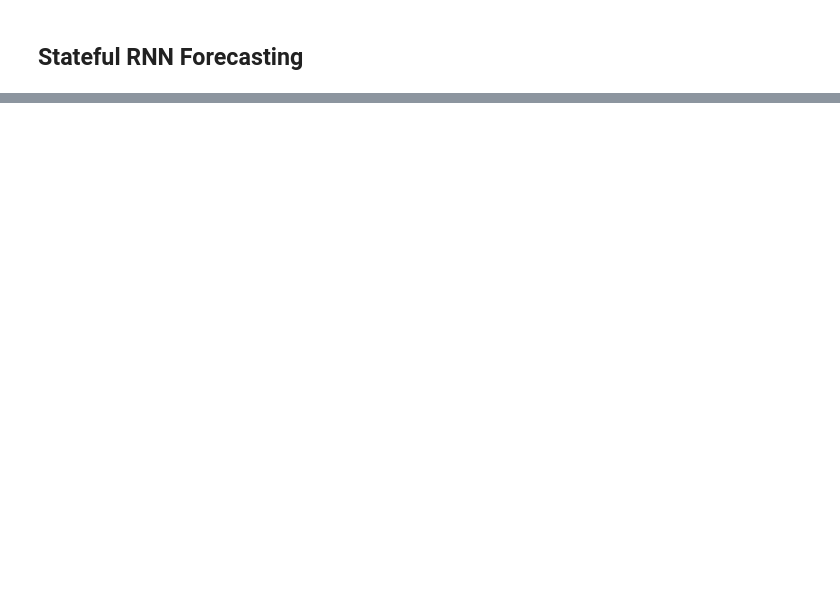
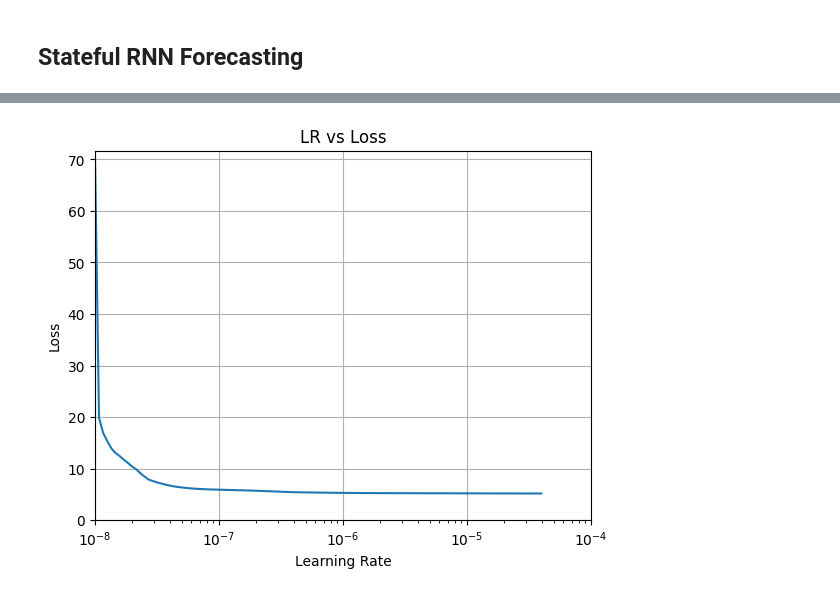
Before and after one commit to yjchen9596/tensorflow-for-deep-learning, a Jupyter notebook: l08c07_forecasting_with_stateful_rnn.ipynb, the cells around one changed output, grey strips where cells are left out. Saved outputs shown, nothing was run; the diff lists cells and outputs as text; code cells hidden in the pictures; blank space fills up the shorter version.

```diff
--- a/l08c07_forecasting_with_stateful_rnn.ipynb
+++ b/l08c07_forecasting_with_stateful_rnn.ipynb
@@ -91,8 +93,8 @@ def sequential_window_dataset(series, window_size):
     series = tf.expand_dims(series, axis=-1)
     ds = tf.data.Dataset.from_tensor_slices(series)
     ds = ds.window(window_size + 1, shift=window_size, drop_remainder=True)
-    ds = ds.flat_map(lambda window: window.batch(window_size + 1))
-    ds = ds.map(lambda window: (window[:-1], window[1:]))
+    ds = ds.flat_map(lambda w: w.batch(window_size + 1))
+    ds = ds.map(lambda w: (w[:-1], w[1:]))
     return ds.batch(1).prefetch(1)
 # %%
 for X_batch, y_batch in sequential_window_dataset(tf.range(10), 3):
@@ -131,3 +188,17 @@ plt.axis([1e-8, 1e-4, 0, 30])
+# %%
+losses = history.history["loss"]
+epochs = len(losses)
+lrs    = 1e-8 * (10 ** (np.arange(epochs) / 30))
+
+plt.semilogx(lrs, losses)
+plt.axis([1e-8, 1e-4, 0, max(losses)])
+plt.xlabel("Learning Rate")
+plt.ylabel("Loss")
+plt.title("LR vs Loss")
+plt.grid(True)
+plt.show()
+# %% [output]
+[figure, added]
 # %%
 keras.backend.clear_session()
 tf.random.set_seed(42)
```
Also changed, not shown: parts of 4 cells of this notebook.
